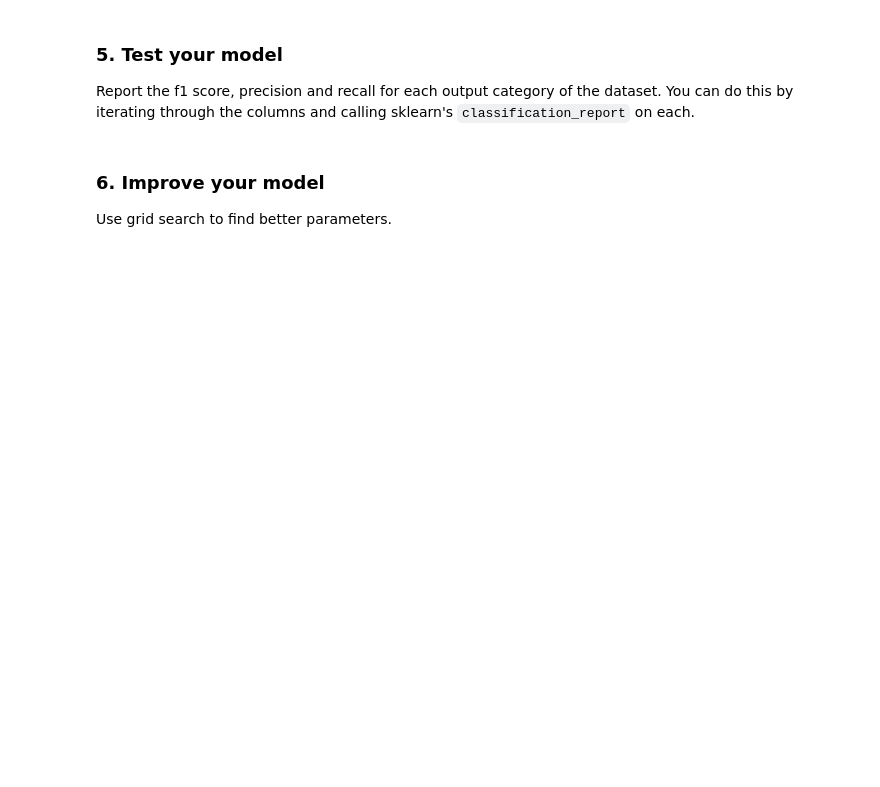
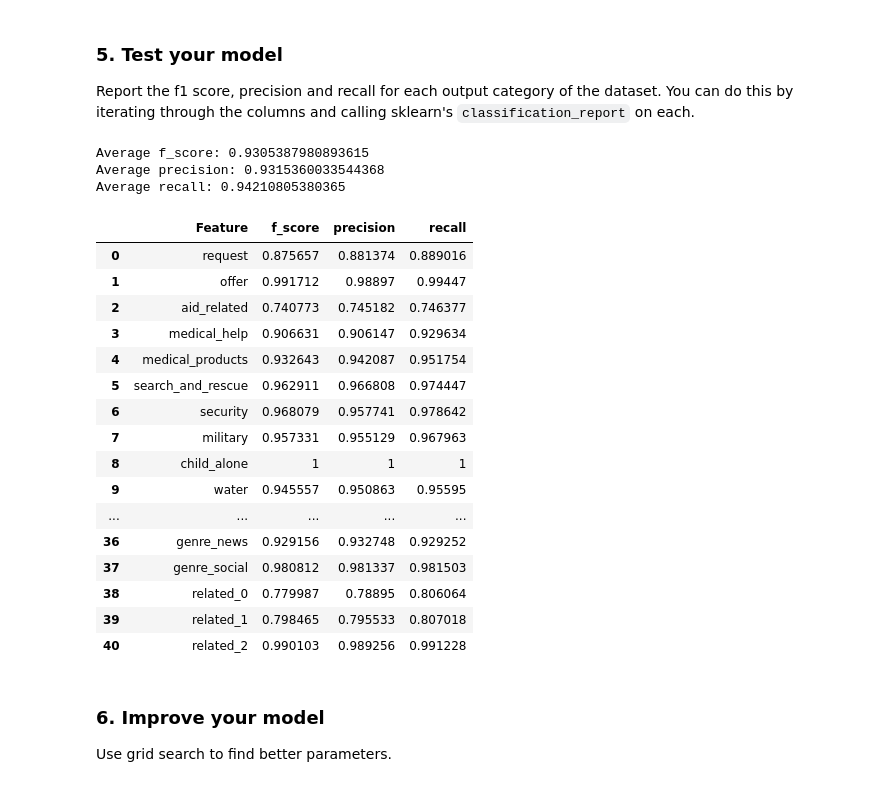
Before and after one commit to venkataramanagorle/Udacity-Nanodegree-Data-Scientist-For-Enterprise, a Jupyter notebook: Project 5/notebooks/ML Pipeline Preparation.ipynb, the cells around one changed output. Drawn from its saved outputs; the diff is of its cells as text; code cells hidden in the pictures; blank space fills up the shorter version.

Commit message:
Notebook Pipeline Model Training

```diff
--- a/Project 5/notebooks/ML Pipeline Preparation.ipynb
+++ b/Project 5/notebooks/ML Pipeline Preparation.ipynb
@@ -66,3 +132,7 @@ pipeline =
 ### 4. Train pipeline
 - Split data into train and test sets
 - Train pipeline
+# %%
+X_train, X_test, Y_train, Y_test = train_test_split(X, Y, test_size=0.2)
+# %%
+pipeline.fit(X_train, Y_train)
@@ -69,6 +148,46 @@ pipeline =
+# %%
+Y_pred = pipeline.predict(X_test)
+# %%
+def feature_precision_recall_fscore(Y_test, Y_pred):
+    metrics = pd.DataFrame(columns=['Feature','f_score','precision','recall'])
+    column_no = 0
+    for feature in Y_test.columns:
+        precision, recall, f_score, support = precision_recall_fscore_support(Y_test[feature], Y_pred[:,column_no], average='weighted')
+        metrics.set_value(column_no, 'Feature',   feature)
+        metrics.set_value(column_no, 'f_score',   f_score)
+        metrics.set_value(column_no, 'precision', precision)
+        metrics.set_value(column_no, 'recall',    recall)
+        column_no = column_no+1
+    print('Average f_score:',  metrics.f_score.mean())
+    print('Average precision:',metrics.precision.mean())
+    print('Average recall:',   metrics.recall.mean())
+    return metrics
 # %% [markdown]
 ### 5. Test your model
 Report the f1 score, precision and recall for each output category of the dataset. You can do this by iterating through the columns and calling sklearn's `classification_report` on each.
+# %%
+feature_precision_recall_fscore(Y_test, Y_pred)
+# %% [output]
+Average f_score: 0.9305387980893615
+Average precision: 0.9315360033544368
+Average recall: 0.94210805380365
+|  | Feature | f_score | precision | recall |
+| 0 | request | 0.875657 | 0.881374 | 0.889016 |
+| 1 | offer | 0.991712 | 0.98897 | 0.99447 |
+| 2 | aid_related | 0.740773 | 0.745182 | 0.746377 |
+| 3 | medical_help | 0.906631 | 0.906147 | 0.929634 |
+| 4 | medical_products | 0.932643 | 0.942087 | 0.951754 |
+| 5 | search_and_rescue | 0.962911 | 0.966808 | 0.974447 |
+| 6 | security | 0.968079 | 0.957741 | 0.978642 |
+| 7 | military | 0.957331 | 0.955129 | 0.967963 |
+| 8 | child_alone | 1 | 1 | 1 |
+| 9 | water | 0.945557 | 0.950863 | 0.95595 |
+| ... | ... | ... | ... | ... |
+| 36 | genre_news | 0.929156 | 0.932748 | 0.929252 |
+| 37 | genre_social | 0.980812 | 0.981337 | 0.981503 |
+| 38 | related_0 | 0.779987 | 0.78895 | 0.806064 |
+| 39 | related_1 | 0.798465 | 0.795533 | 0.807018 |
+| 40 | related_2 | 0.990103 | 0.989256 | 0.991228 |
 # %% [markdown]
 ### 6. Improve your model
 Use grid search to find better parameters.
```
Also changed, not shown: parts of 14 cells of this notebook, 1 other file.
